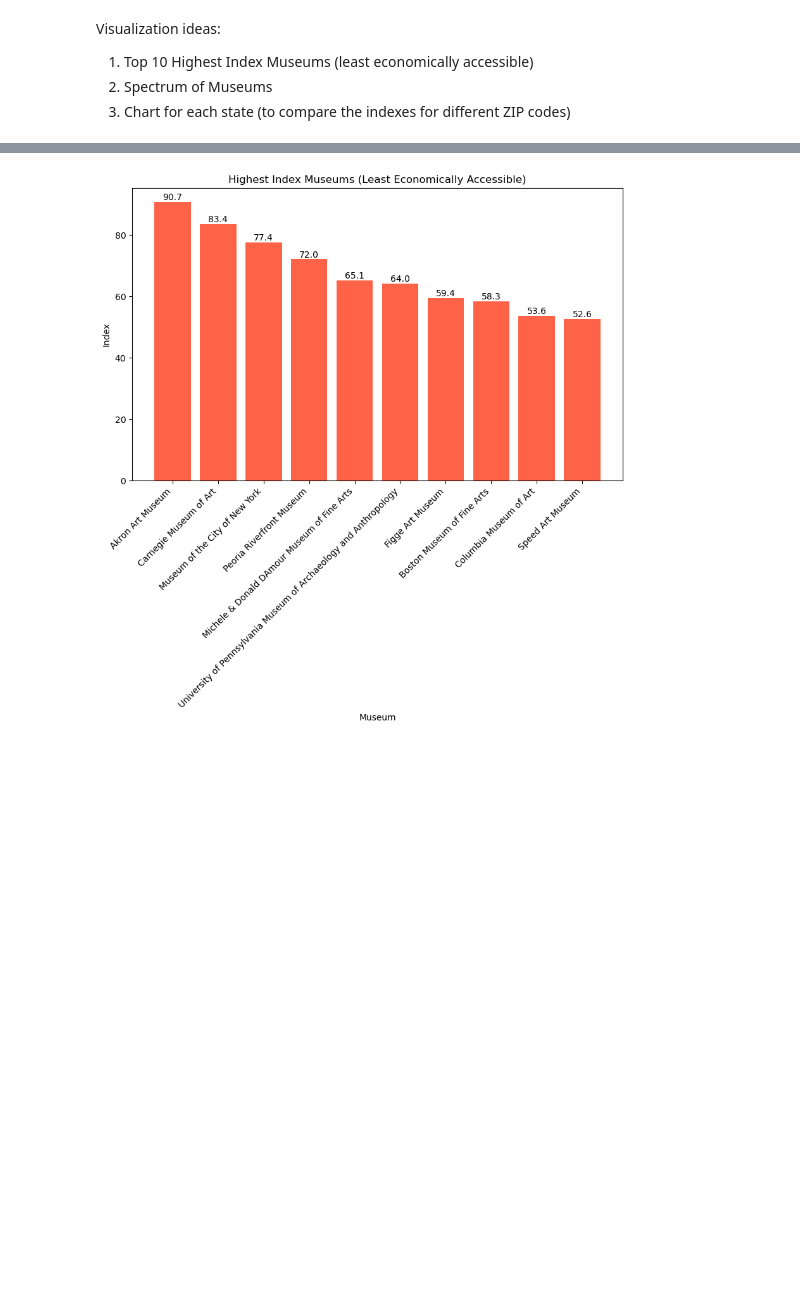
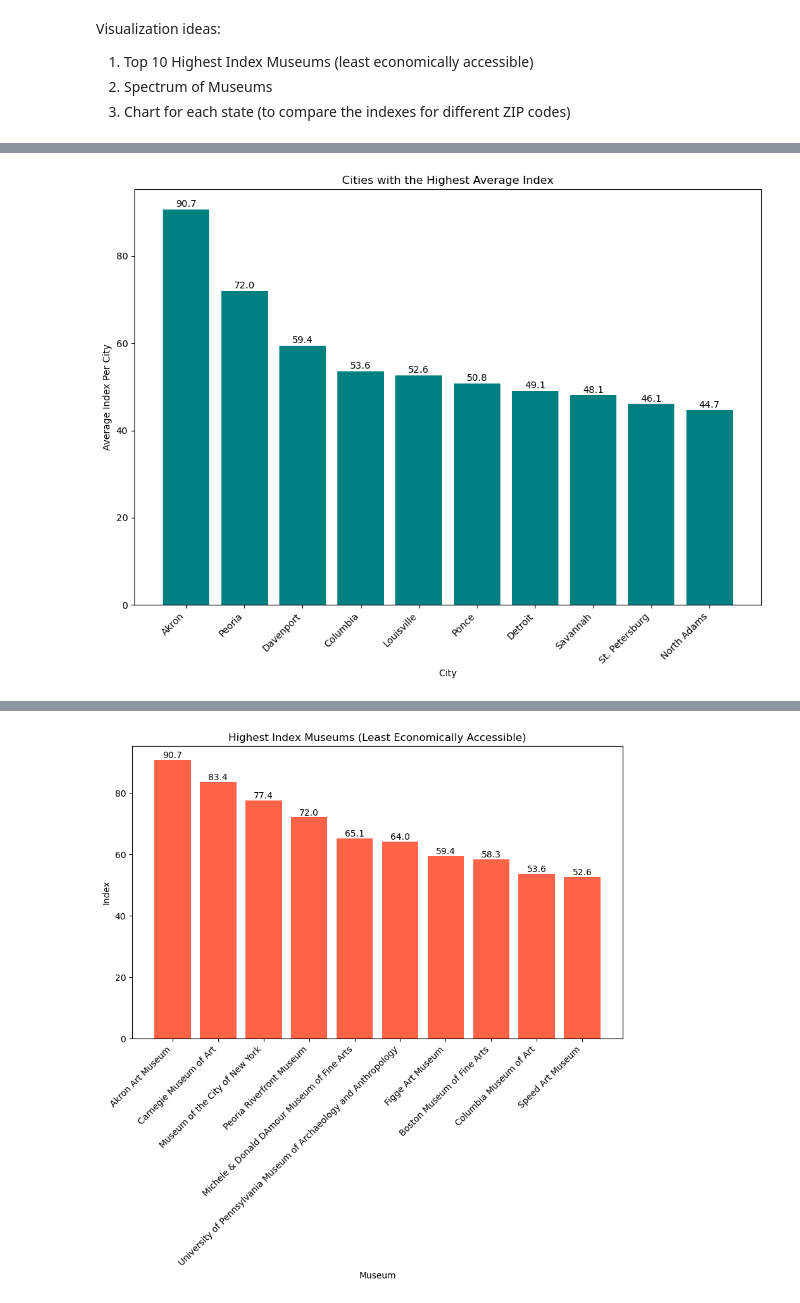
Before and after one commit to krduva02/Accessing-Art-Museums, a Jupyter notebook: Accessing Art Museums.ipynb, the cells around one changed output, grey strips where cells are left out. Cells and saved outputs as stored; diff of their text form; code cells hidden in the pictures; blank space fills up the shorter version.

Commit message:
Added new visualization

```diff
--- a/Accessing Art Museums.ipynb
+++ b/Accessing Art Museums.ipynb
@@ -317,0 +323,5 @@ Visualization ideas:
+# %%
+# Calculate average index for each city
+average_index_per_city = df.groupby('City')['Index'].mean().reset_index()
+
+print(average_index_per_city)
@@ -317,0 +343,28 @@ Visualization ideas:
+# %%
+# sort by average index in descending order and select the highest
+highest_average_index = average_index_per_city.nlargest(10, 'Index')
+
+# create a vertical bar chart
+plt.figure(figsize=(12, 8))
+bars = plt.bar(highest_average_index['City'], highest_average_index['Index'], color='teal')
+plt.xlabel('City')
+plt.ylabel('Average Index Per City')
+plt.title('Cities with the Highest Average Index')
+
+# create diagonal labels
+plt.xticks(rotation=45, ha='right')
+
+# display Index number on top of each bar
+for bar in bars:
+    yval = bar.get_height()
+    plt.text(
+        bar.get_x() + bar.get_width()/2,
+        yval + 0.1,
+        round(yval, 2),
+        ha='center',
+        va='bottom'
+    )
+
+plt.show()
+# %% [output]
+[figure, added]
```
Also changed, not shown: parts of 5 cells of this notebook.
